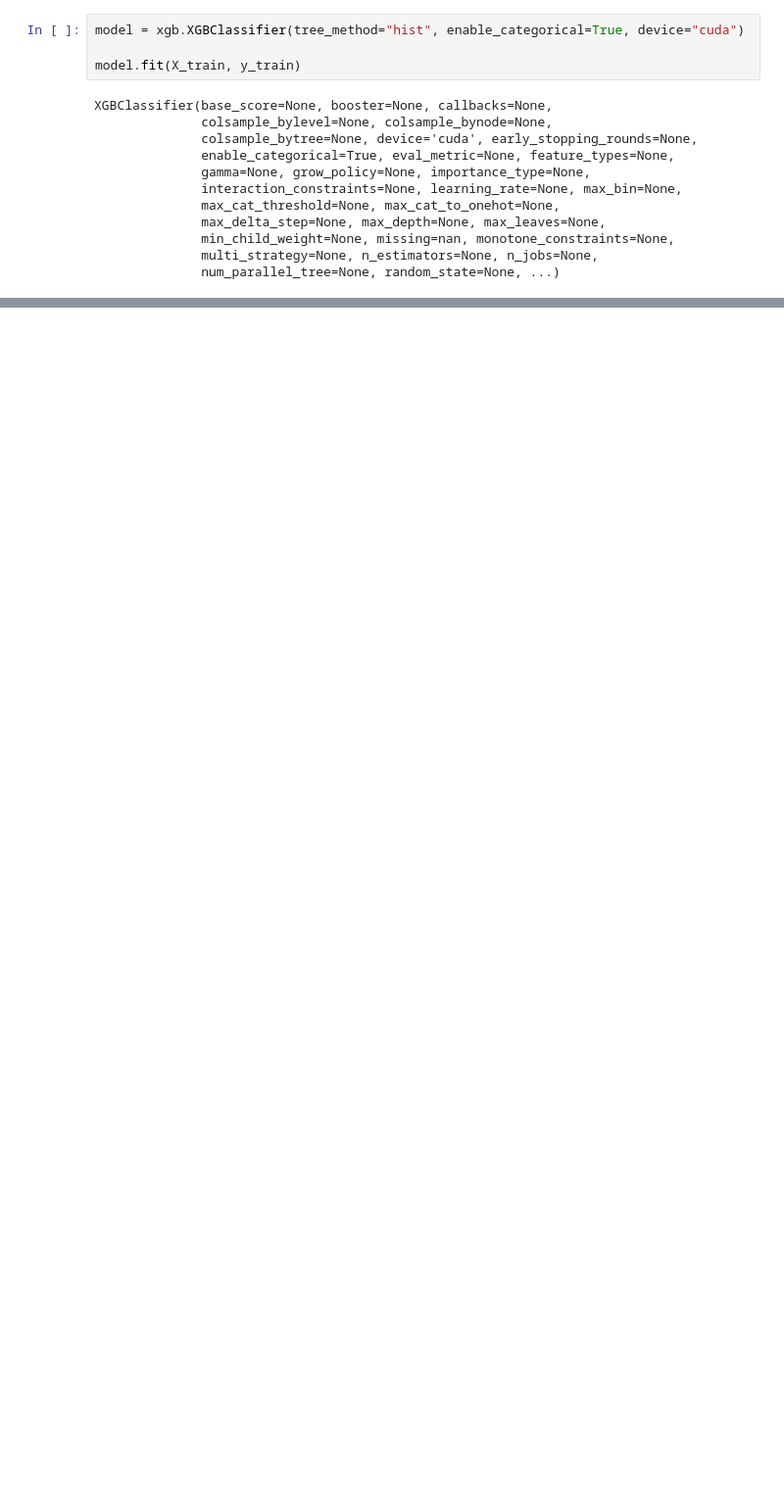
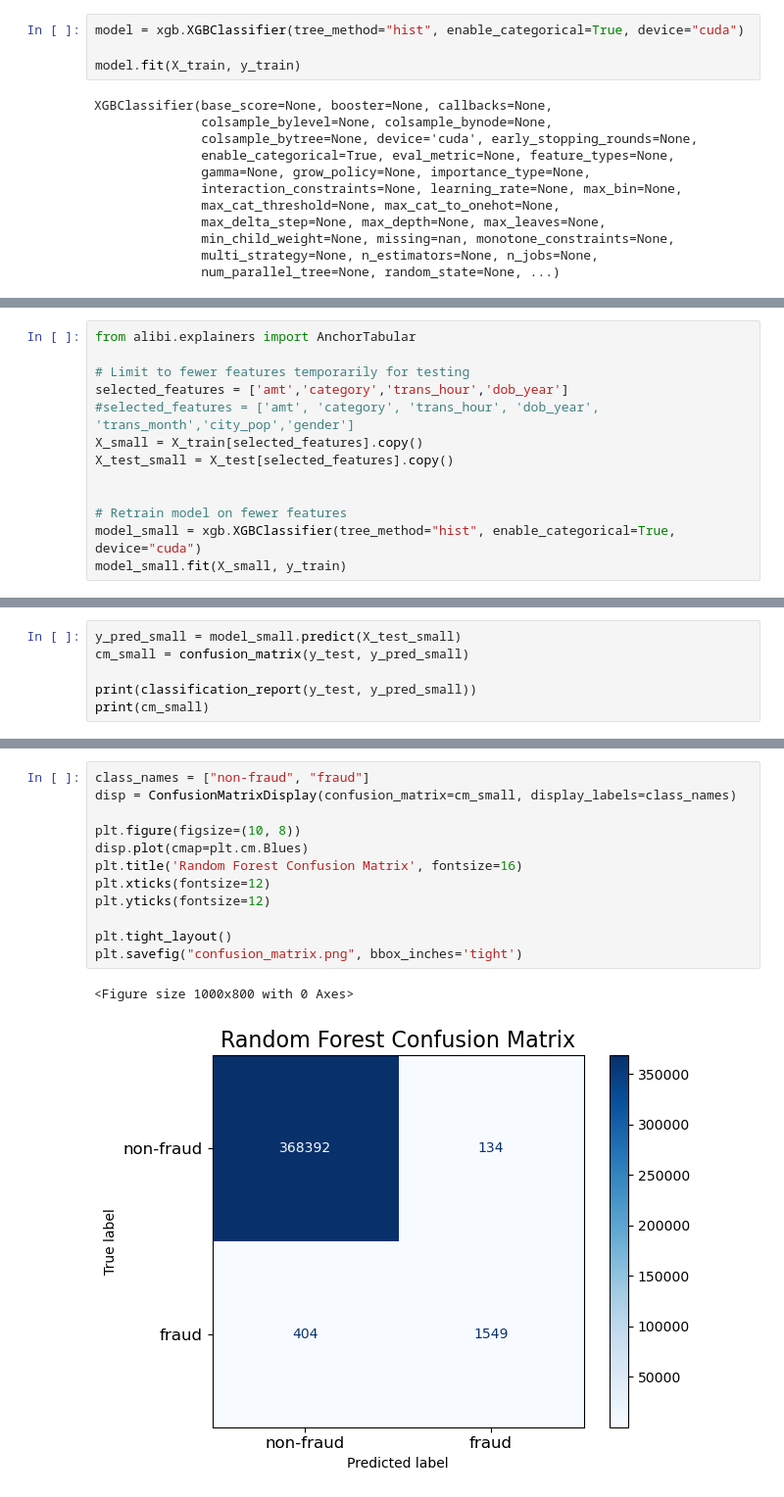
Before and after one commit to Cengelsen/info381, a Jupyter notebook: halvor/semesterassignment.ipynb, the cells around one changed output, grey strips where cells are left out. Shown at 98% size. Drawn from its saved outputs; the diff is of its cells as text; blank space fills up the shorter version.

```diff
--- a/halvor/semesterassignment.ipynb
+++ b/halvor/semesterassignment.ipynb
@@ -373,0 +455,13 @@ See the caveats in the documentation: https://pandas.pydata.org/pandas-docs/stab
+# %%
+from alibi.explainers import AnchorTabular
+
+# Limit to fewer features temporarily for testing
+selected_features = ['amt','category','trans_hour','dob_year']
+#selected_features = ['amt', 'category', 'trans_hour', 'dob_year', 'trans_month','city_pop','gender']
+X_small = X_train[selected_features].copy()
+X_test_small = X_test[selected_features].copy()
+
+
+# Retrain model on fewer features
+model_small = xgb.XGBClassifier(tree_method="hist", enable_categorical=True, device="cuda")
+model_small.fit(X_small, y_train)
@@ -373,0 +480,6 @@ See the caveats in the documentation: https://pandas.pydata.org/pandas-docs/stab
+# %%
+y_pred_small = model_small.predict(X_test_small)
+cm_small = confusion_matrix(y_test, y_pred_small)
+
+print(classification_report(y_test, y_pred_small))
+print(cm_small)
@@ -373,0 +498,15 @@ See the caveats in the documentation: https://pandas.pydata.org/pandas-docs/stab
+# %%
+class_names = ["non-fraud", "fraud"]
+disp = ConfusionMatrixDisplay(confusion_matrix=cm_small, display_labels=class_names)
+
+plt.figure(figsize=(10, 8))
+disp.plot(cmap=plt.cm.Blues)
+plt.title('Random Forest Confusion Matrix', fontsize=16)
+plt.xticks(fontsize=12)
+plt.yticks(fontsize=12)
+
+plt.tight_layout()
+plt.savefig("confusion_matrix.png", bbox_inches='tight')
+# %% [output]
+<Figure size 1000x800 with 0 Axes>
+[figure, added]
```
Also changed, not shown: parts of 34 cells of this notebook.
